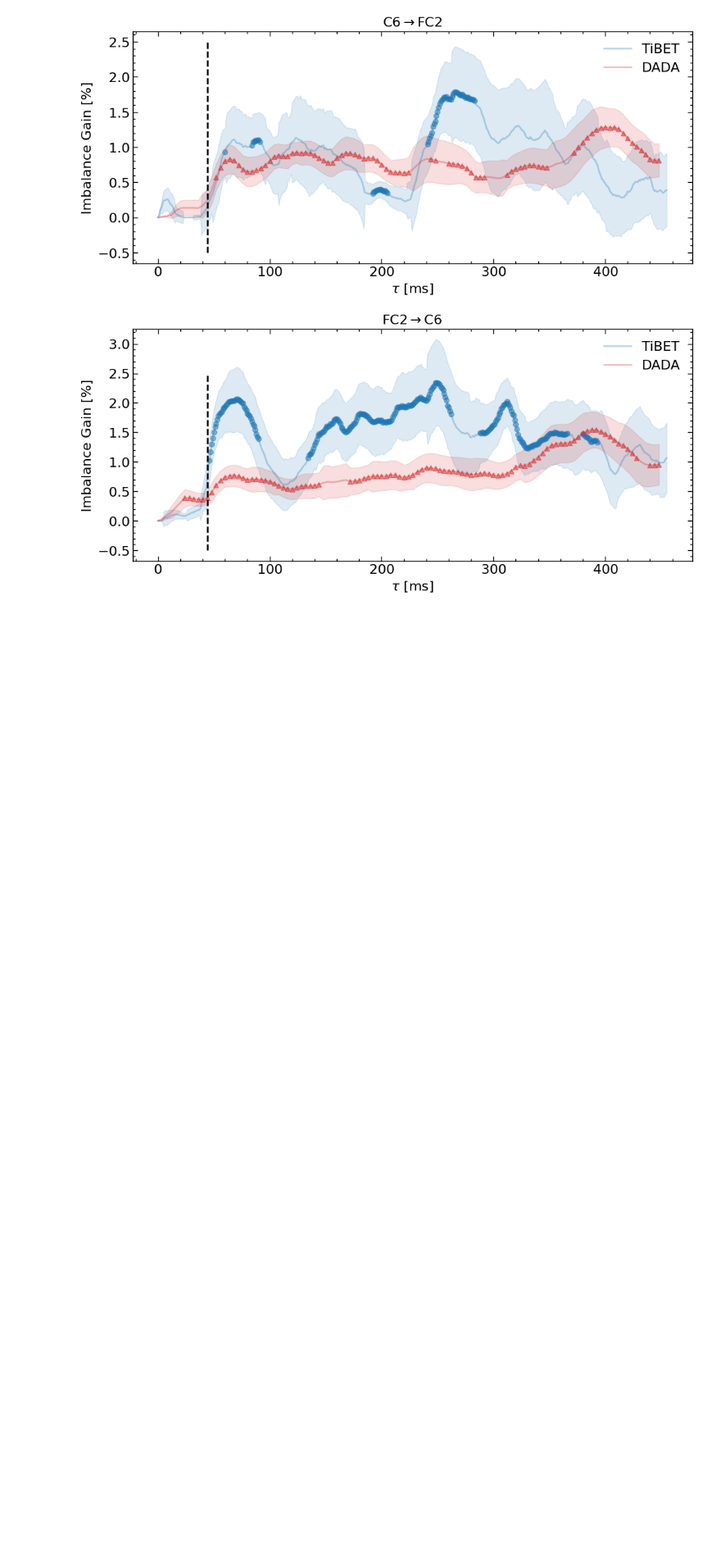
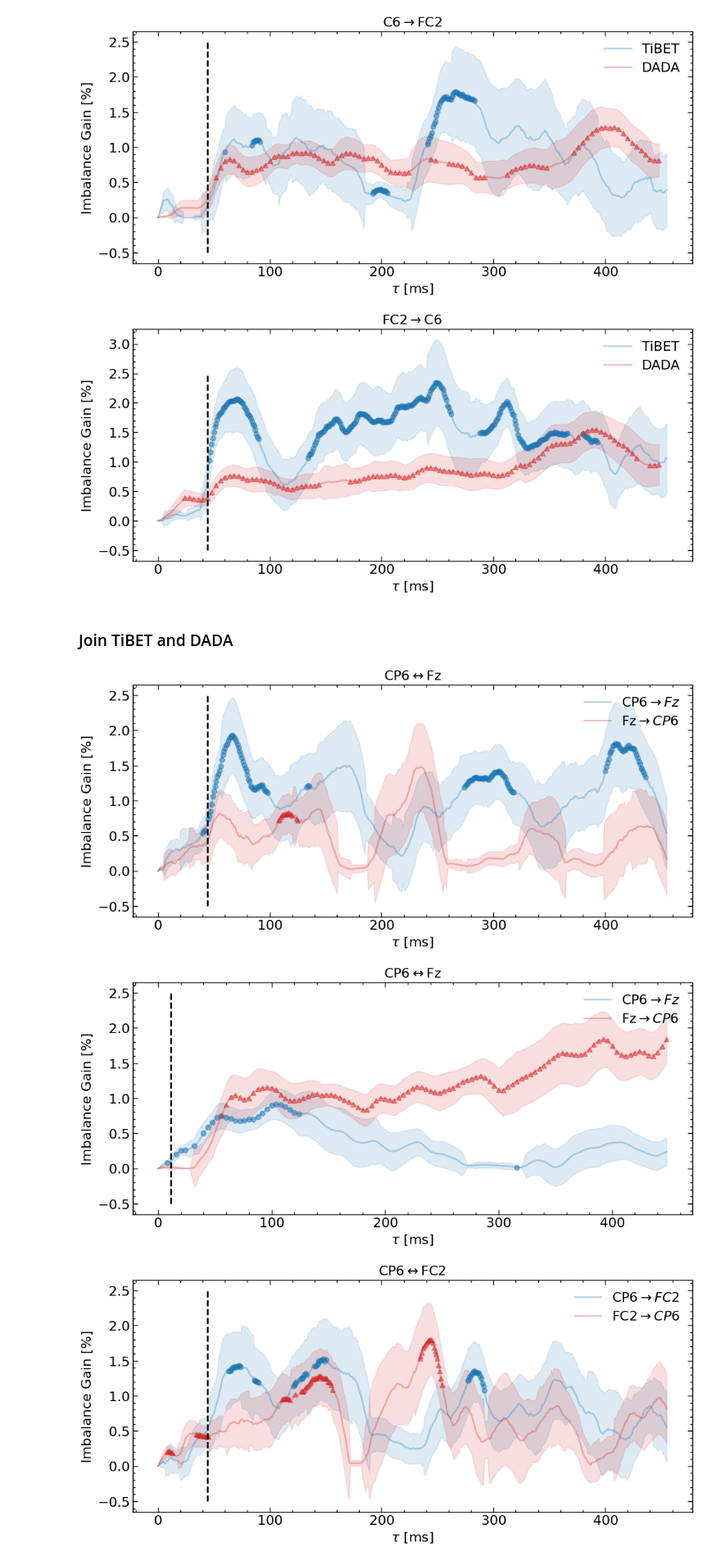
Before and after one commit to vdeltatto/imbalance-gain-causality, a Jupyter notebook: francesca/plots_dada_vs_tibet.ipynb, the cells around one changed output. Shown at 82% size. Drawn from its saved outputs; the diff is of its cells as text; code cells hidden in the pictures; blank space fills up the shorter version.

Commit message:
Update fra's plots

```diff
--- a/francesca/plots_dada_vs_tibet.ipynb
+++ b/francesca/plots_dada_vs_tibet.ipynb
@@ -146,3 +148,57 @@ for channel_X in channels_X:
 [figure]
 [figure]
 [figure]
+# %% [markdown]
+### Join TiBET and DADA
+# %%
+# plot results as a function of tau
+for channel_X in channels_X:
+    for channel_Y in channels_Y:
+
+        ################################################# TiBET #################################################
+        fig, ax = plt.subplots(1,1,figsize=(12,5))
+        ax.plot(taus_tibet, IGs_X_to_Y["tibet",channel_X,channel_Y], '-', label=f"{channel_X}$\\rightarrow {channel_Y}$", color="tab:blue", alpha=0.3)
+        ax.plot(taus_tibet, IGs_Y_to_X["tibet",channel_X,channel_Y], '-', label=f"{channel_Y}$\\rightarrow {channel_X}$", color="tab:red", alpha=0.3)
+
+        mask_X_to_Y = (IGs_X_to_Y["tibet",channel_X,channel_Y] / errors_X_to_Y["tibet",channel_X,channel_Y]) > t_20dof_99
+        mask_Y_to_X = (IGs_Y_to_X["tibet",channel_X,channel_Y] / errors_Y_to_X["tibet",channel_X,channel_Y]) > t_18dof_99
+
+        ax.plot(taus_tibet[mask_X_to_Y], IGs_X_to_Y["tibet",channel_X,channel_Y][mask_X_to_Y], 'o', color="tab:blue", alpha=0.5)
+        ax.plot(taus_tibet[mask_Y_to_X], IGs_Y_to_X["tibet",channel_X,channel_Y][mask_Y_to_X], '^', color="tab:red", alpha=0.5)
+
+        ax.fill_between(taus_tibet, IGs_X_to_Y["tibet",channel_X,channel_Y]-errors_X_to_Y["tibet",channel_X,channel_Y],
+                        IGs_X_to_Y["tibet",channel_X,channel_Y]+errors_X_to_Y["tibet",channel_X,channel_Y], color="tab:blue", alpha=0.15)
+        ax.fill_between(taus_tibet, IGs_Y_to_X["tibet",channel_X,channel_Y]-errors_Y_to_X["tibet",channel_X,channel_Y],
+                        IGs_Y_to_X["tibet",channel_X,channel_Y]+errors_Y_to_X["tibet",channel_X,channel_Y], color="tab:red", alpha=0.15)
+
+        ax.vlines(E_tibet-1,-0.5,2.5, linestyle="--", color="black")
+        ax.set(xlabel="$\\tau$ [ms]", ylabel="Imbalance Gain [%]", title=f"{channel_X}$\\leftrightarrow ${channel_Y}")
+        ax.legend()#loc="upper center")
+        plt.savefig(f"./figures/XtoY_vs_YtoX/IG_TiBET_channel{channel_X}_vs_channel{channel_Y}.pdf", dpi=300)
+        plt.show()
+
+        ################################################# DADA #################################################
+        fig, ax = plt.subplots(1,1,figsize=(12,5))
+        ax.plot(taus_dada, IGs_X_to_Y["dada",channel_X,channel_Y], '-', label=f"{channel_X}$\\rightarrow {channel_Y}$", color="tab:blue", alpha=0.3)
+        ax.plot(taus_dada, IGs_Y_to_X["dada",channel_X,channel_Y], '-', label=f"{channel_Y}$\\rightarrow {channel_X}$", color="tab:red", alpha=0.3)
+
+        mask_X_to_Y = (IGs_X_to_Y["dada",channel_X,channel_Y] / errors_X_to_Y["dada",channel_X,channel_Y]) > t_20dof_99
+        mask_Y_to_X = (IGs_Y_to_X["dada",channel_X,channel_Y] / errors_Y_to_X["dada",channel_X,channel_Y]) > t_18dof_99
+
+        ax.plot(taus_dada[mask_X_to_Y], IGs_X_to_Y["dada",channel_X,channel_Y][mask_X_to_Y], 'o', color="tab:blue", alpha=0.5)
+        ax.plot(taus_dada[mask_Y_to_X], IGs_Y_to_X["dada",channel_X,channel_Y][mask_Y_to_X], '^', color="tab:red", alpha=0.5)
+
+        ax.fill_between(taus_dada, IGs_X_to_Y["dada",channel_X,channel_Y]-errors_X_to_Y["dada",channel_X,channel_Y],
+                        IGs_X_to_Y["dada",channel_X,channel_Y]+errors_X_to_Y["dada",channel_X,channel_Y], color="tab:blue", alpha=0.15)
+        ax.fill_between(taus_dada, IGs_Y_to_X["dada",channel_X,channel_Y]-errors_Y_to_X["dada",channel_X,channel_Y],
+                        IGs_Y_to_X["dada",channel_X,channel_Y]+errors_Y_to_X["dada",channel_X,channel_Y], color="tab:red", alpha=0.15)
+
+        ax.vlines(E_dada-1,-0.5,2.5, linestyle="--", color="black")
+        ax.set(xlabel="$\\tau$ [ms]", ylabel="Imbalance Gain [%]", title=f"{channel_X}$\\leftrightarrow ${channel_Y}")
+        ax.legend()#loc="upper center")
+        plt.savefig(f"./figures/XtoY_vs_YtoX/IG_DADA_channel{channel_X}_vs_channel{channel_Y}.pdf", dpi=300)
+        plt.show()
+# %% [output]
+[figure, added]
+[figure, added]
+[figure, added]
```
Also changed, not shown: parts of 3 cells of this notebook, 16 other files.
